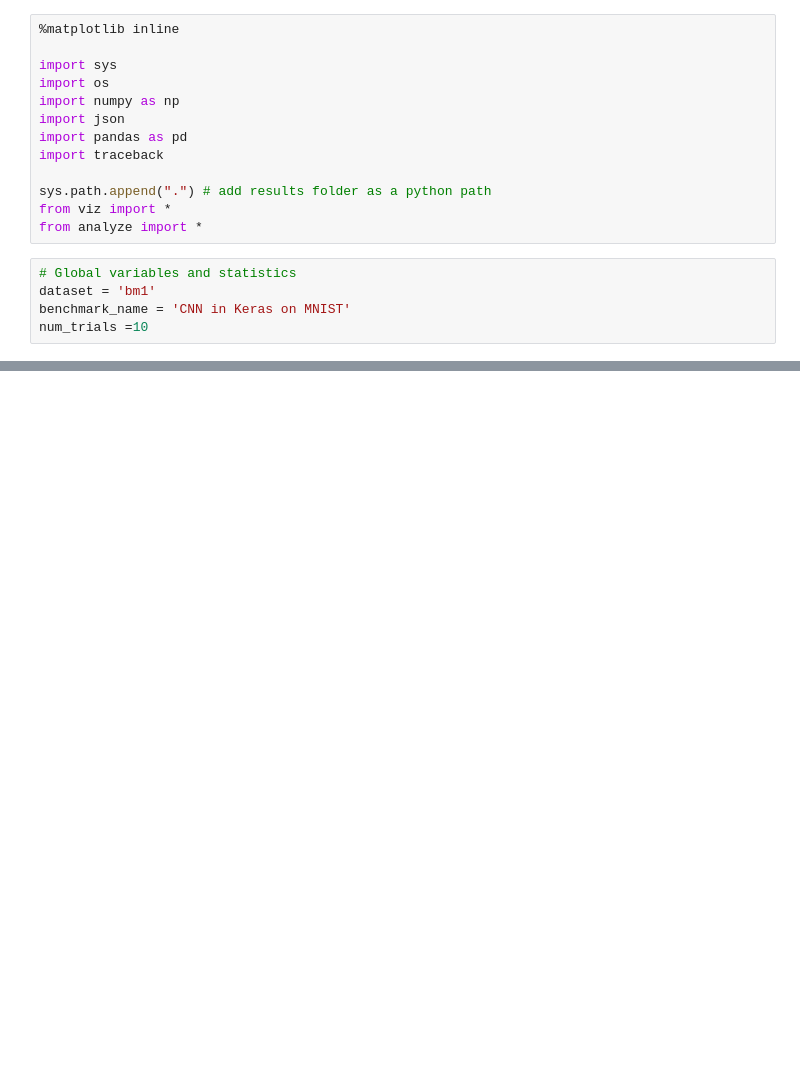
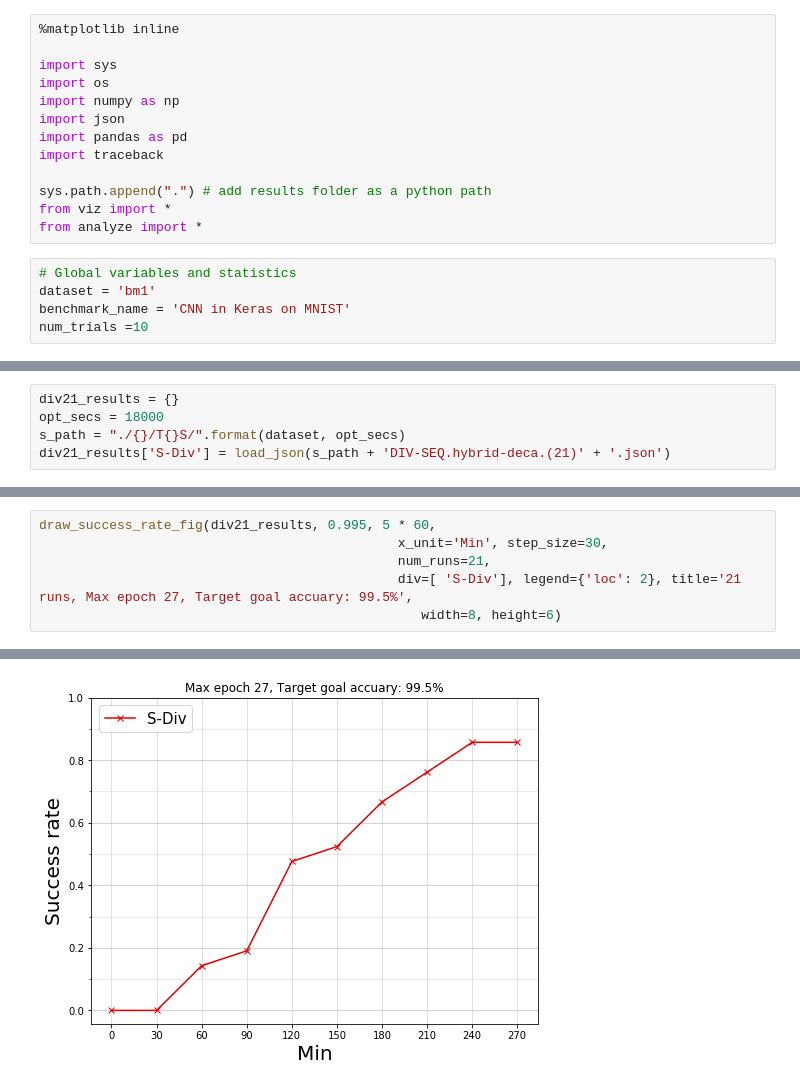
Before and after one commit to yongjinkim49/ecml, a Jupyter notebook: results/Real evaluation on BM1.ipynb, the cells around one changed output, grey strips where cells are left out. Saved outputs shown, nothing was run; the diff lists cells and outputs as text; blank space fills up the shorter version.

```diff
--- a/results/Real evaluation on BM1.ipynb
+++ b/results/Real evaluation on BM1.ipynb
@@ -56 +66,6 @@ draw_best_error_curve(div20_results, ["S-Div"], 6, ylim=(.005, .1), xlim=(0, 60*
 <module 'matplotlib.pyplot' from '/home/webofthink/anaconda3/lib/python3.6/site-packages/matplotlib/pyplot.py'>
+# %%
+div21_results = {}
+opt_secs = 18000
+s_path = "./{}/T{}S/".format(dataset, opt_secs)
+div21_results['S-Div'] = load_json(s_path + 'DIV-SEQ.hybrid-deca.(21)' + '.json')
@@ -56,0 +97,7 @@ draw_best_error_curve(div20_results, ["S-Div"], 6, ylim=(.005, .1), xlim=(0, 60*
+# %%
+draw_success_rate_fig(div21_results, 0.995, 5 * 60,
+                                              x_unit='Min', step_size=30,
+                                              num_runs=21,
+                                              div=[ 'S-Div'], legend={'loc': 2}, title='21 runs, Max epoch 27, Target goal accuary: 99.5%',
+                                                 width=8, height=6)
+# %% [output]
@@ -56,0 +105 @@ draw_best_error_curve(div20_results, ["S-Div"], 6, ylim=(.005, .1), xlim=(0, 60*
+[figure, added]
```
Also changed, not shown: parts of 16 cells of this notebook, 5 other files.
